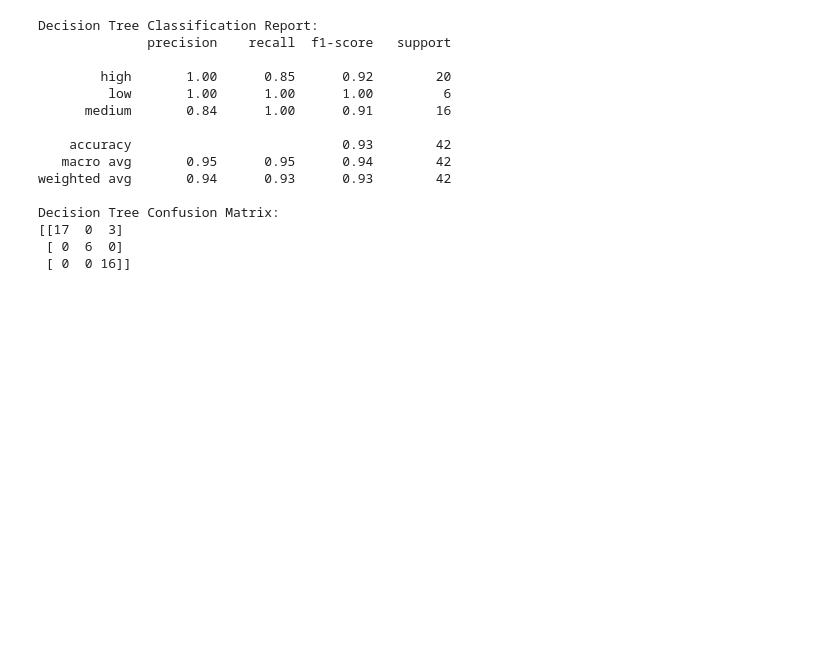
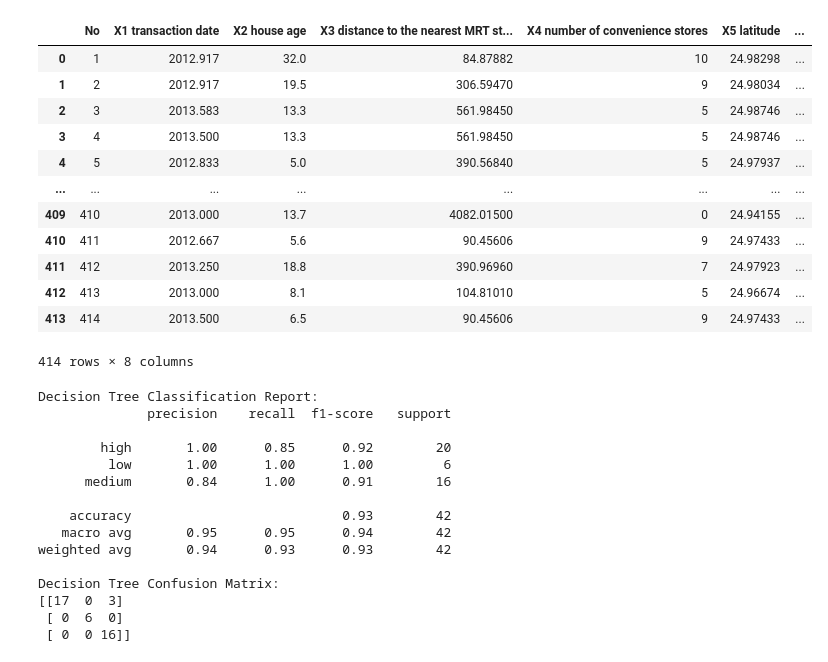
Before and after one commit to adrianalbino/DATA_ANALYTICS, a Jupyter notebook: Assignments/Lecture_8_Assignment.ipynb, the cells around one changed output. Saved outputs shown, nothing was run; the diff lists cells and outputs as text; code cells hidden in the pictures; blank space fills up the shorter version.

```diff
--- a/Assignments/Lecture_8_Assignment.ipynb
+++ b/Assignments/Lecture_8_Assignment.ipynb
@@ -1 +1,27 @@
+# %%
+import pandas as pd
+from sklearn.model_selection import train_test_split
+from sklearn.tree import DecisionTreeClassifier, plot_tree
+from sklearn.metrics import classification_report, confusion_matrix
+import numpy as np
+import matplotlib.pyplot as plt
+import seaborn as sns
+
+# Load the dataset
+df = pd.read_csv('dataset.csv')
+df
+# %% [output]
+|  | No | X1 transaction date | X2 house age | X3 distance to the nearest MRT st... | X4 number of convenience stores | X5 latitude | ... |
+| 0 | 1 | 2012.917 | 32.0 | 84.87882 | 10 | 24.98298 | ... |
+| 1 | 2 | 2012.917 | 19.5 | 306.59470 | 9 | 24.98034 | ... |
+| 2 | 3 | 2013.583 | 13.3 | 561.98450 | 5 | 24.98746 | ... |
+| 3 | 4 | 2013.500 | 13.3 | 561.98450 | 5 | 24.98746 | ... |
+| 4 | 5 | 2012.833 | 5.0 | 390.56840 | 5 | 24.97937 | ... |
+| ... | ... | ... | ... | ... | ... | ... | ... |
+| 409 | 410 | 2013.000 | 13.7 | 4082.01500 | 0 | 24.94155 | ... |
+| 410 | 411 | 2012.667 | 5.6 | 90.45606 | 9 | 24.97433 | ... |
+| 411 | 412 | 2013.250 | 18.8 | 390.96960 | 7 | 24.97923 | ... |
+| 412 | 413 | 2013.000 | 8.1 | 104.81010 | 5 | 24.96674 | ... |
+| 413 | 414 | 2013.500 | 6.5 | 90.45606 | 9 | 24.97433 | ... |
+414 rows × 8 columns
 # %%
```
Also changed, not shown: parts of 3 cells of this notebook.
